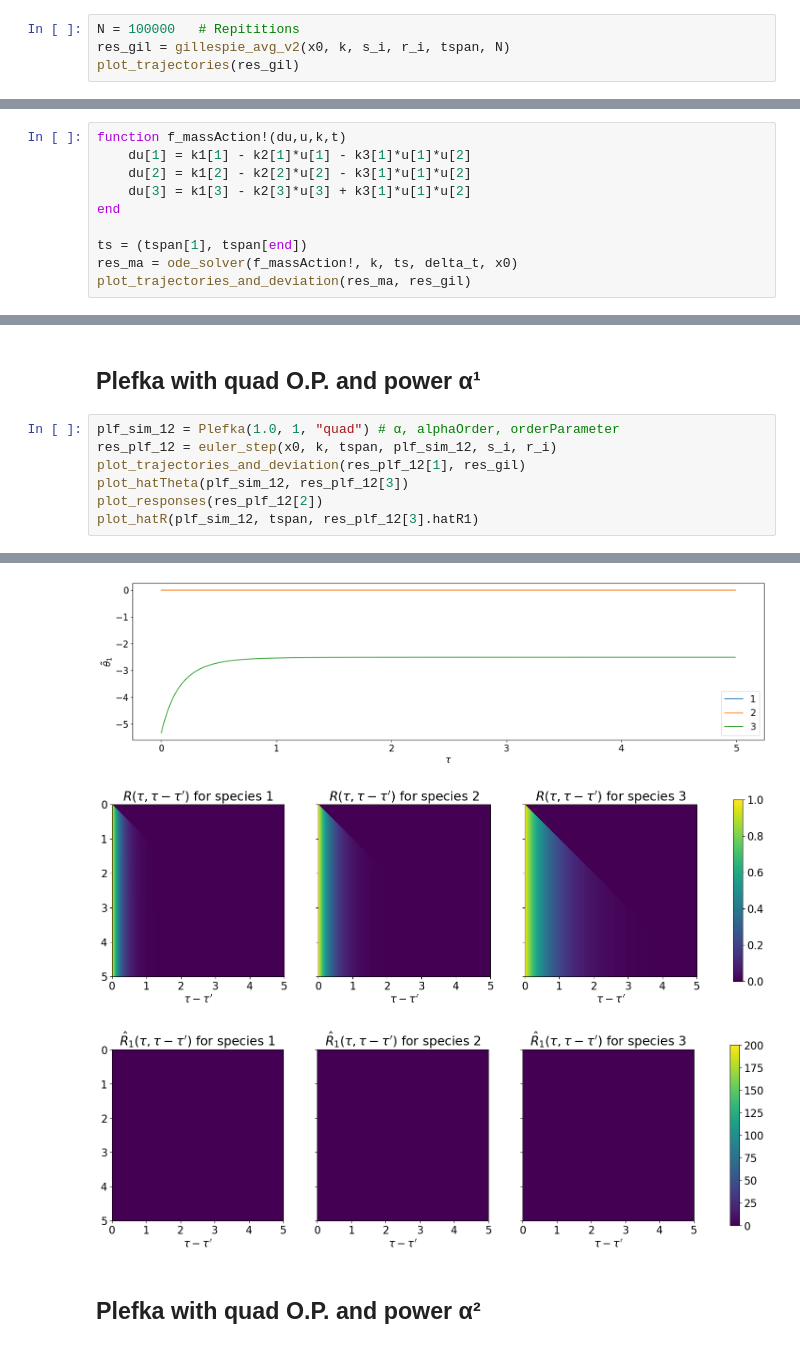
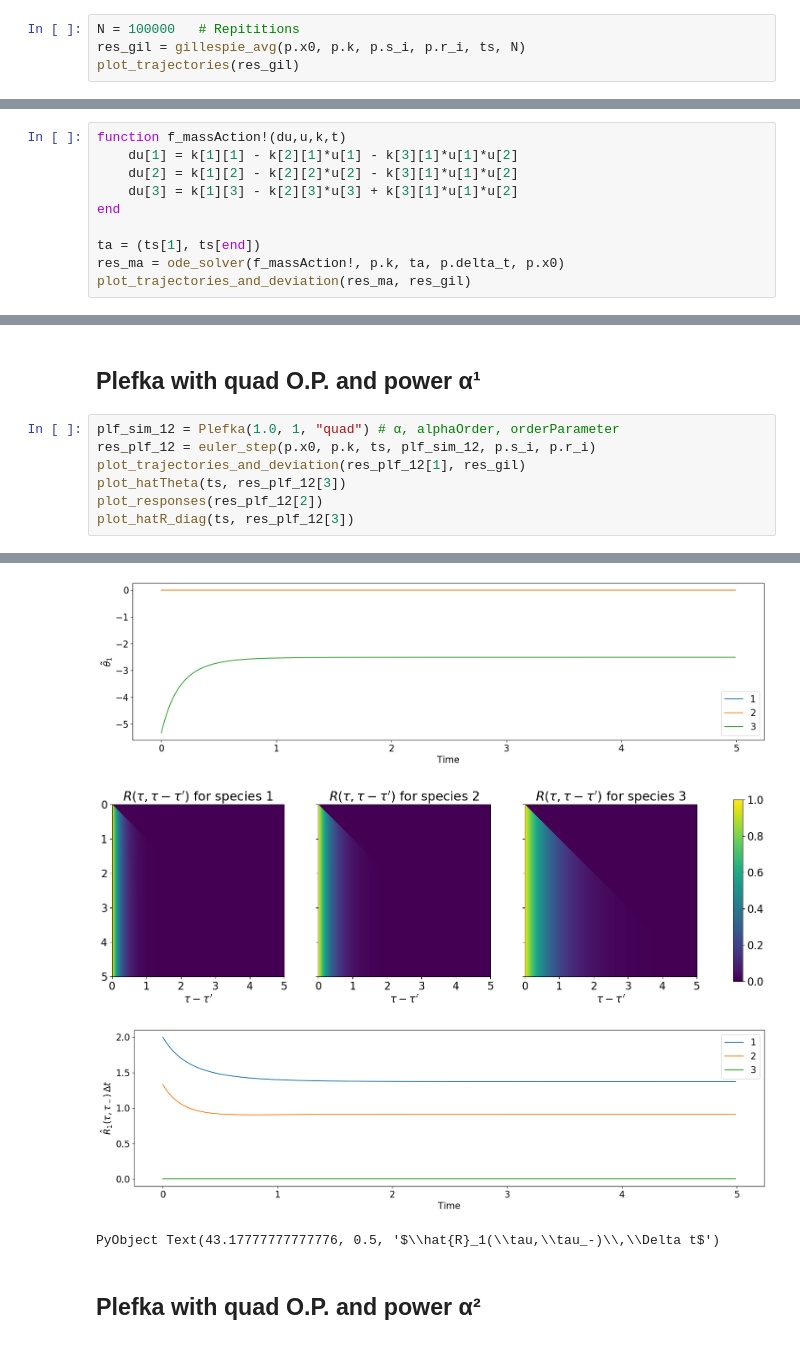
Before and after one commit to mkurjahn/CRN, a Jupyter notebook: examples/abc/ABC_Numerics.ipynb, the cells around one changed output, grey strips where cells are left out. Drawn from its saved outputs; the diff is of its cells as text.

```diff
--- a/examples/abc/ABC_Numerics.ipynb
+++ b/examples/abc/ABC_Numerics.ipynb
@@ -46,7 +46,7 @@ x0 = k1 ./ k2
 ## Gillespie Simulation
 # %%
 N = 100000   # Repititions
-res_gil = gillespie_avg_v2(x0, k, s_i, r_i, tspan, N)
+res_gil = gillespie_avg(p.x0, p.k, p.s_i, p.r_i, ts, N)
 plot_trajectories(res_gil)
 # %% [output]
 [figure]
@@ -55,12 +55,12 @@ PyObject Text(32.999999999999986, 0.5, 'Copy Numbers')
 ## Mass Action Kinetics
 # %%
 function f_massAction!(du,u,k,t)
-    du[1] = k1[1] - k2[1]*u[1] - k3[1]*u[1]*u[2]
-    du[2] = k1[2] - k2[2]*u[2] - k3[1]*u[1]*u[2]
-    du[3] = k1[3] - k2[3]*u[3] + k3[1]*u[1]*u[2]
+    du[1] = k[1][1] - k[2][1]*u[1] - k[3][1]*u[1]*u[2]
+    du[2] = k[1][2] - k[2][2]*u[2] - k[3][1]*u[1]*u[2]
+    du[3] = k[1][3] - k[2][3]*u[3] + k[3][1]*u[1]*u[2]
 end
 
-ts = (tspan[1], tspan[end])
-res_ma = ode_solver(f_massAction!, k, ts, delta_t, x0)
+ta = (ts[1], ts[end])
+res_ma = ode_solver(f_massAction!, p.k, ta, p.delta_t, p.x0)
 plot_trajectories_and_deviation(res_ma, res_gil)
 # %% [output]
@@ -94,9 +94,9 @@ plot_responses(res_plf_21[2])
 ## Plefka with quad O.P. and power α¹
 # %%
 plf_sim_12 = Plefka(1.0, 1, "quad") # α, alphaOrder, orderParameter
-res_plf_12 = euler_step(x0, k, tspan, plf_sim_12, s_i, r_i)
+res_plf_12 = euler_step(p.x0, p.k, ts, plf_sim_12, p.s_i, p.r_i)
 plot_trajectories_and_deviation(res_plf_12[1], res_gil)
-plot_hatTheta(plf_sim_12, res_plf_12[3])
+plot_hatTheta(ts, res_plf_12[3])
 plot_responses(res_plf_12[2])
-plot_hatR(plf_sim_12, tspan, res_plf_12[3].hatR1)
+plot_hatR_diag(ts, res_plf_12[3])
 # %% [output]
@@ -104,6 +104,7 @@ plot_hatR(plf_sim_12, tspan, res_plf_12[3].hatR1)
-[figure, old version]
+[figure, new version]
 [figure]
-[figure, old version]
+[figure, new version]
+PyObject Text(43.17777777777776, 0.5, '$\\hat{R}_1(\\tau,\\tau_-)\\,\\Delta t$')
 # %% [markdown]
 ## Plefka with quad O.P. and power α²
 # %%
```
Also changed, not shown: parts of 12 cells of this notebook, 3 other files.
